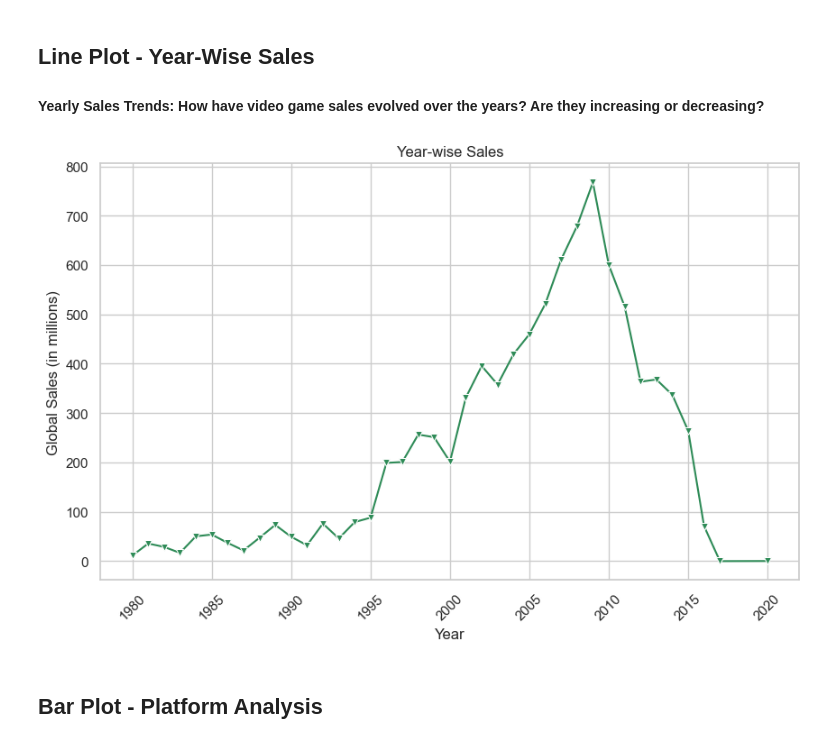
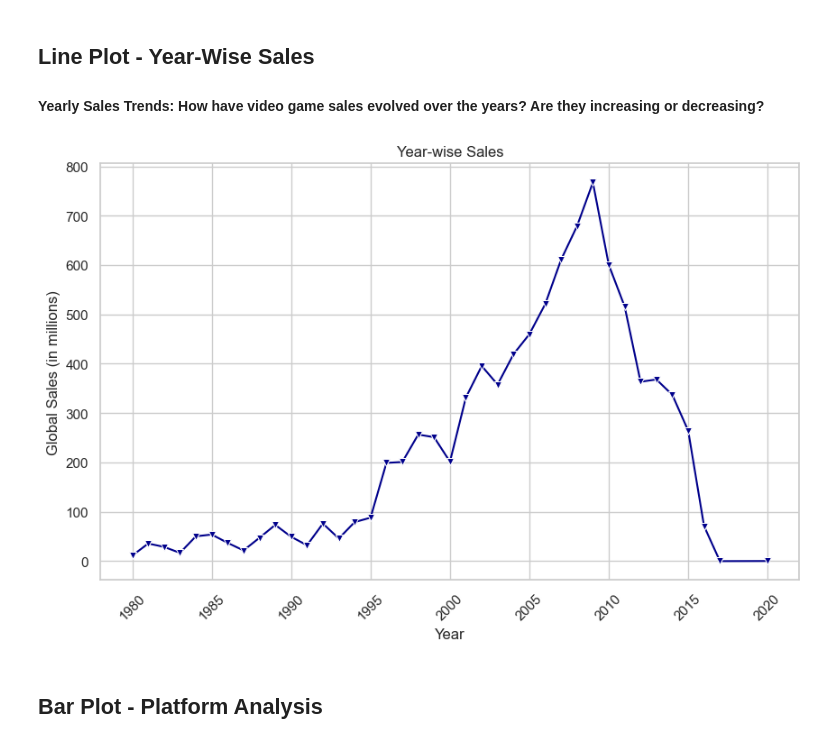
Before and after one commit to rajpurohitmohit/Data-Visualization, a Jupyter notebook: Gaming Industry Analysis/Gaming_Industry_Analysis.ipynb, the cells around one changed output. Saved outputs shown, nothing was run; the diff lists cells and outputs as text; code cells hidden in the pictures.

```diff
--- a/Gaming Industry Analysis/Copy.ipynb
+++ b/Gaming Industry Analysis/Gaming_Industry_Analysis.ipynb
@@ -296,15 +266,15 @@ m
 # %%
 year_sales = df.groupby('Year')['Global_Sales'].sum()
 
 plt.figure(figsize=(10, 6))
-sns.lineplot(x=year_sales.index, y=year_sales.values,  marker='v', color='seagreen')
+sns.lineplot(x=year_sales.index, y=year_sales.values,  marker='v', color='darkblue')
 plt.title('Year-wise Sales')
 plt.xlabel('Year')
 plt.ylabel('Global Sales (in millions)')
 plt.xticks(rotation=45)
 plt.show()
 # %% [output]
-[figure, old version]
+[figure, new version]
 # %% [markdown]
 ## **Bar Plot - Platform Analysis**
 # %% [markdown]
```
Also changed, not shown: parts of 13 cells of this notebook, 4 other files.
